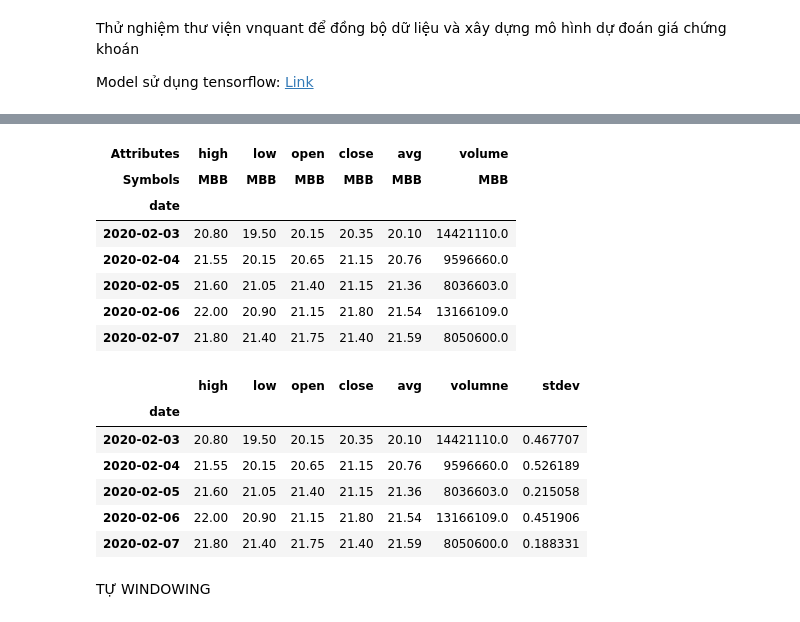
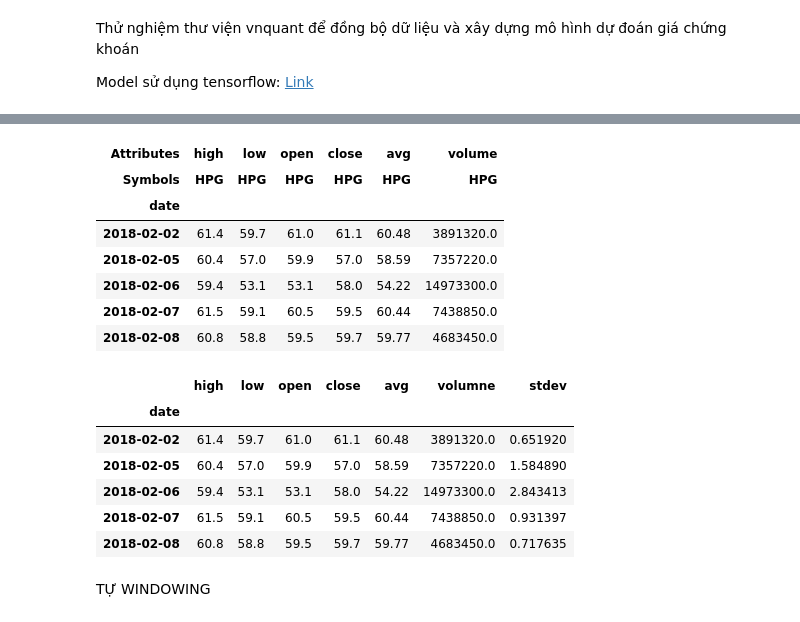
Before and after one commit to quanvu0996/compet, a Jupyter notebook: Test_API_VNQuant.ipynb, the cells around one changed output, grey strips where cells are left out. Saved outputs shown, nothing was run; the diff lists cells and outputs as text; code cells hidden in the pictures.

```diff
--- a/Test_API_VNQuant.ipynb
+++ b/Test_API_VNQuant.ipynb
@@ -35,7 +35,7 @@ import tensorflow as tf
 from sklearn.ensemble import RandomForestRegressor
 from sklearn.metrics import r2_score
 # %%
-loader = web.DataLoader('MBB', '2020-02-02','2021-05-28', data_source='VND')
+loader = web.DataLoader('HPG', '2018-02-02','2021-05-28', data_source='VND')
 data = loader.download()
 data.head()
 # %% [output]
@@ -43,11 +43,11 @@ data.head()
 | Attributes | high | low | open | close | avg | volume |
-| Symbols | MBB | MBB | MBB | MBB | MBB | MBB |
+| Symbols | HPG | HPG | HPG | HPG | HPG | HPG |
 | date |  |  |  |  |  |  |
-| 2020-02-03 | 20.80 | 19.50 | 20.15 | 20.35 | 20.10 | 14421110.0 |
-| 2020-02-04 | 21.55 | 20.15 | 20.65 | 21.15 | 20.76 | 9596660.0 |
-| 2020-02-05 | 21.60 | 21.05 | 21.40 | 21.15 | 21.36 | 8036603.0 |
-| 2020-02-06 | 22.00 | 20.90 | 21.15 | 21.80 | 21.54 | 13166109.0 |
-| 2020-02-07 | 21.80 | 21.40 | 21.75 | 21.40 | 21.59 | 8050600.0 |
+| 2018-02-02 | 61.4 | 59.7 | 61.0 | 61.1 | 60.48 | 3891320.0 |
+| 2018-02-05 | 60.4 | 57.0 | 59.9 | 57.0 | 58.59 | 7357220.0 |
+| 2018-02-06 | 59.4 | 53.1 | 53.1 | 58.0 | 54.22 | 14973300.0 |
+| 2018-02-07 | 61.5 | 59.1 | 60.5 | 59.5 | 60.44 | 7438850.0 |
+| 2018-02-08 | 60.8 | 58.8 | 59.5 | 59.7 | 59.77 | 4683450.0 |
 # %%
 data.columns = ['high', 'low', 'open', 'close', 'avg', 'volumne']
 # %%
@@ -56,11 +56,11 @@ data.head()
 # %% [output]
 |  | high | low | open | close | avg | volumne | stdev |
 | date |  |  |  |  |  |  |  |
-| 2020-02-03 | 20.80 | 19.50 | 20.15 | 20.35 | 20.10 | 14421110.0 | 0.467707 |
-| 2020-02-04 | 21.55 | 20.15 | 20.65 | 21.15 | 20.76 | 9596660.0 | 0.526189 |
-| 2020-02-05 | 21.60 | 21.05 | 21.40 | 21.15 | 21.36 | 8036603.0 | 0.215058 |
-| 2020-02-06 | 22.00 | 20.90 | 21.15 | 21.80 | 21.54 | 13166109.0 | 0.451906 |
-| 2020-02-07 | 21.80 | 21.40 | 21.75 | 21.40 | 21.59 | 8050600.0 | 0.188331 |
+| 2018-02-02 | 61.4 | 59.7 | 61.0 | 61.1 | 60.48 | 3891320.0 | 0.651920 |
+| 2018-02-05 | 60.4 | 57.0 | 59.9 | 57.0 | 58.59 | 7357220.0 | 1.584890 |
+| 2018-02-06 | 59.4 | 53.1 | 53.1 | 58.0 | 54.22 | 14973300.0 | 2.843413 |
+| 2018-02-07 | 61.5 | 59.1 | 60.5 | 59.5 | 60.44 | 7438850.0 | 0.931397 |
+| 2018-02-08 | 60.8 | 58.8 | 59.5 | 59.7 | 59.77 | 4683450.0 | 0.717635 |
 # %% [markdown]
 TỰ WINDOWING
 # %%
```
Also changed, not shown: parts of 19 cells of this notebook.
